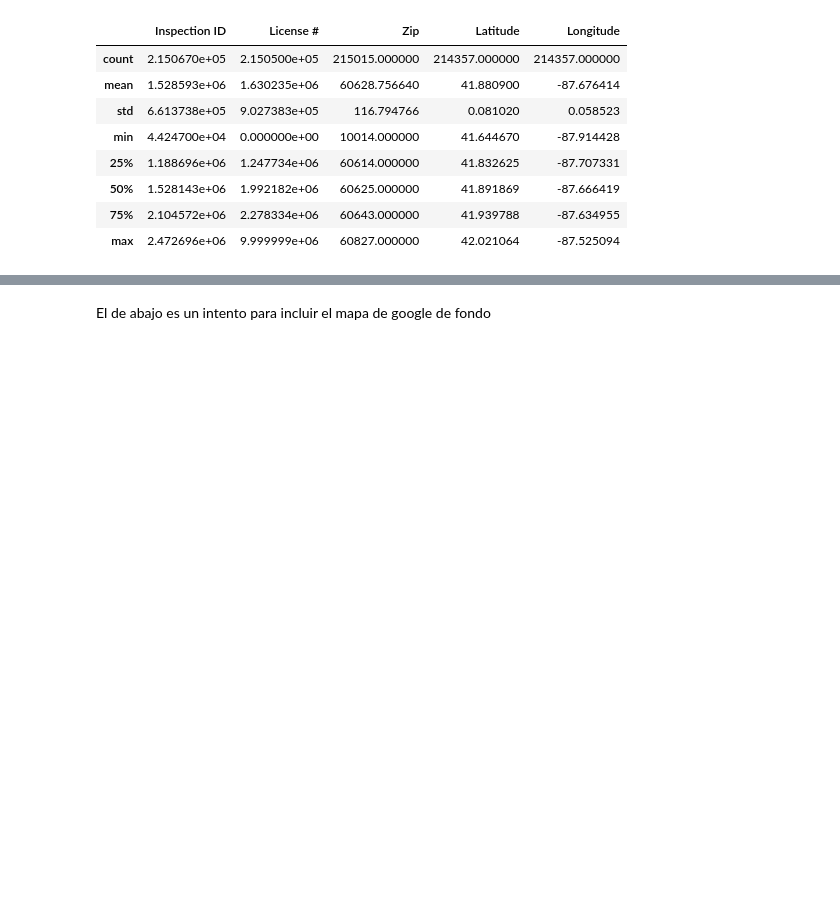
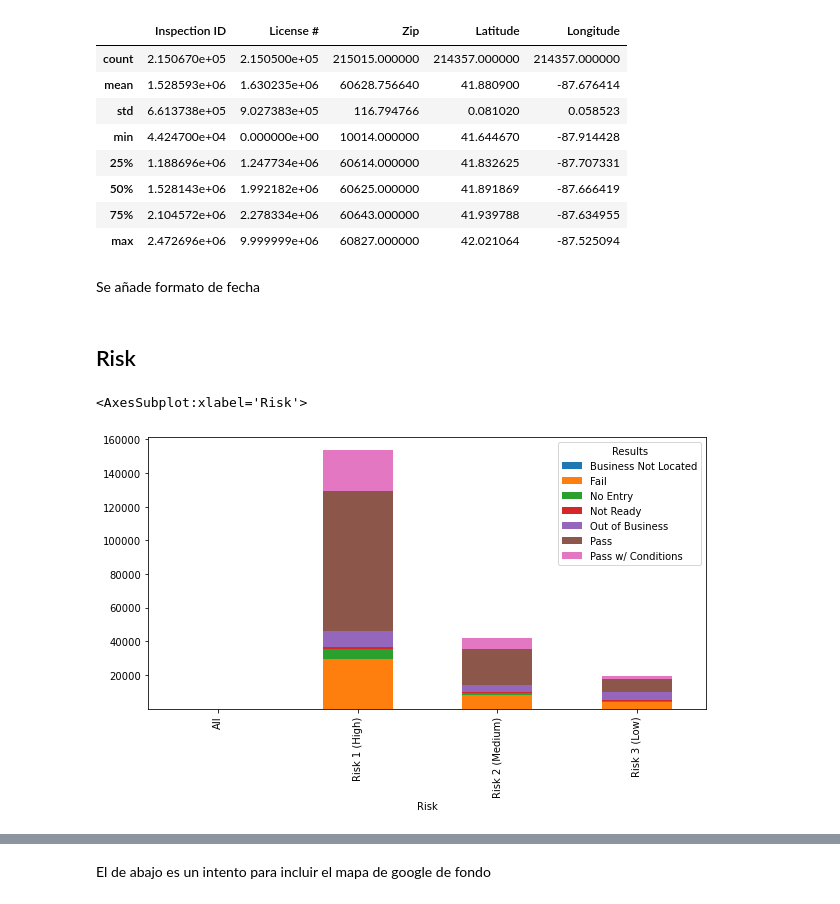
Before and after one commit to DorelyMS/data-product-architecture, a Jupyter notebook: notebooks/eda/Visualizaciones_bruno.ipynb, the cells around one changed output, grey strips where cells are left out. Drawn from its saved outputs; the diff is of its cells as text; code cells hidden in the pictures; blank space fills up the shorter version.

```diff
--- a/notebooks/eda/Visualizaciones_bruno.ipynb
+++ b/notebooks/eda/Visualizaciones_bruno.ipynb
@@ -39,3 +93,5 @@ df.describe()
 | 50% | 1.528143e+06 | 1.992182e+06 | 60625.000000 | 41.891869 | -87.666419 |
 | 75% | 2.104572e+06 | 2.278334e+06 | 60643.000000 | 41.939788 | -87.634955 |
 | max | 2.472696e+06 | 9.999999e+06 | 60827.000000 | 42.021064 | -87.525094 |
+# %% [markdown]
+Se añade formato de fecha
@@ -41,0 +102,9 @@ df.describe()
+# %% [markdown]
+## Risk
+# %%
+df[['Risk', 'Results', 'Inspection ID']].\
+groupby(['Risk', 'Results']).count().unstack()['Inspection ID'].\
+plot.bar(stacked=True, figsize=(10,5))
+# %% [output]
+<AxesSubplot:xlabel='Risk'>
+[figure, added]
```
Also changed, not shown: parts of 17 cells of this notebook, 1 other file.
